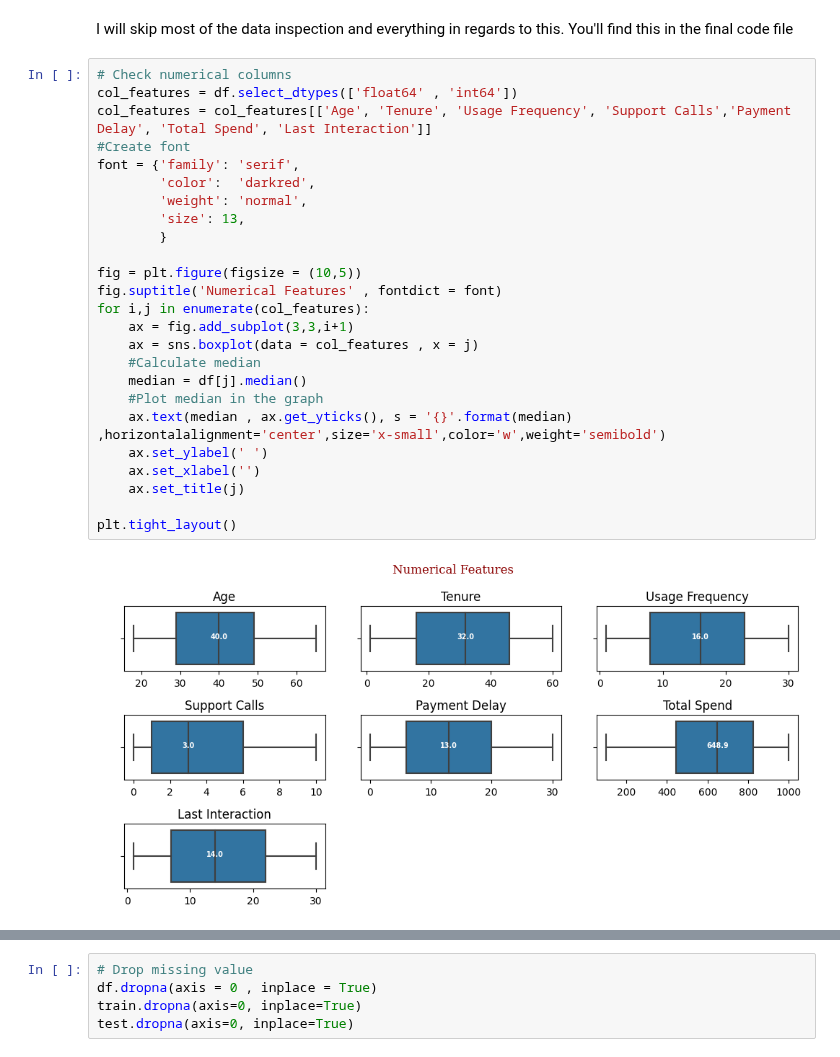
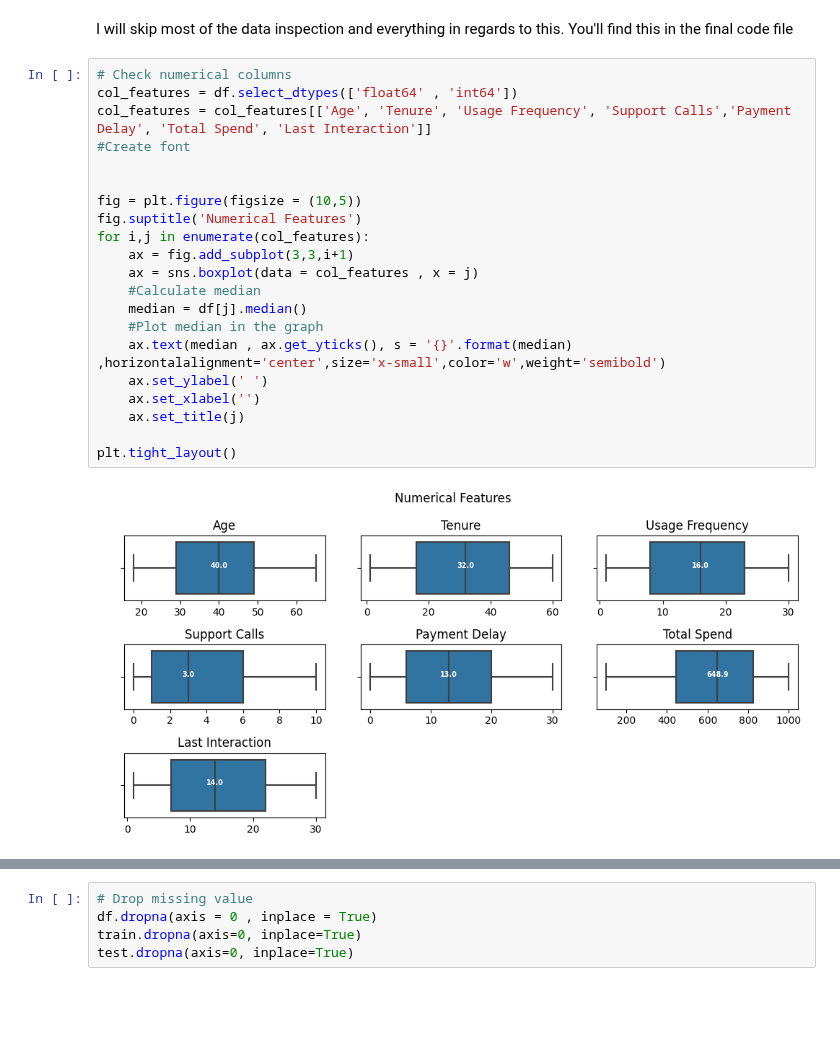
Before and after one commit to Johannes3001/AppliedML_Assign.01, a Jupyter notebook: Fredrik_Codes.ipynb, the cells around one changed output, grey strips where cells are left out. Cells and saved outputs as stored; diff of their text form; blank space fills up the shorter version.

```diff
--- a/Fredrik_Codes.ipynb
+++ b/Fredrik_Codes.ipynb
@@ -28,30 +28,26 @@ I will skip most of the data inspection and everything in regards to this. You'l
 # %%
 # Check numerical columns
 col_features = df.select_dtypes(['float64' , 'int64'])
 col_features = col_features[['Age', 'Tenure', 'Usage Frequency', 'Support Calls','Payment Delay', 'Total Spend', 'Last Interaction']]
 #Create font
-font = {'family': 'serif',
-        'color':  'darkred',
-        'weight': 'normal',
-        'size': 13,
-        }
+
 
 fig = plt.figure(figsize = (10,5))
-fig.suptitle('Numerical Features' , fontdict = font)
+fig.suptitle('Numerical Features')
 for i,j in enumerate(col_features):
     ax = fig.add_subplot(3,3,i+1)
     ax = sns.boxplot(data = col_features , x = j)
     #Calculate median
     median = df[j].median()
     #Plot median in the graph
     ax.text(median , ax.get_yticks(), s = '{}'.format(median)  ,horizontalalignment='center',size='x-small',color='w',weight='semibold')
     ax.set_ylabel(' ')
     ax.set_xlabel('')
     ax.set_title(j)
 
 plt.tight_layout()
 # %% [output]
-[figure, old version]
+[figure, new version]
 # %%
 col_categorical = df.select_dtypes('object')
 
```
Also changed, not shown: parts of 20 cells of this notebook.
